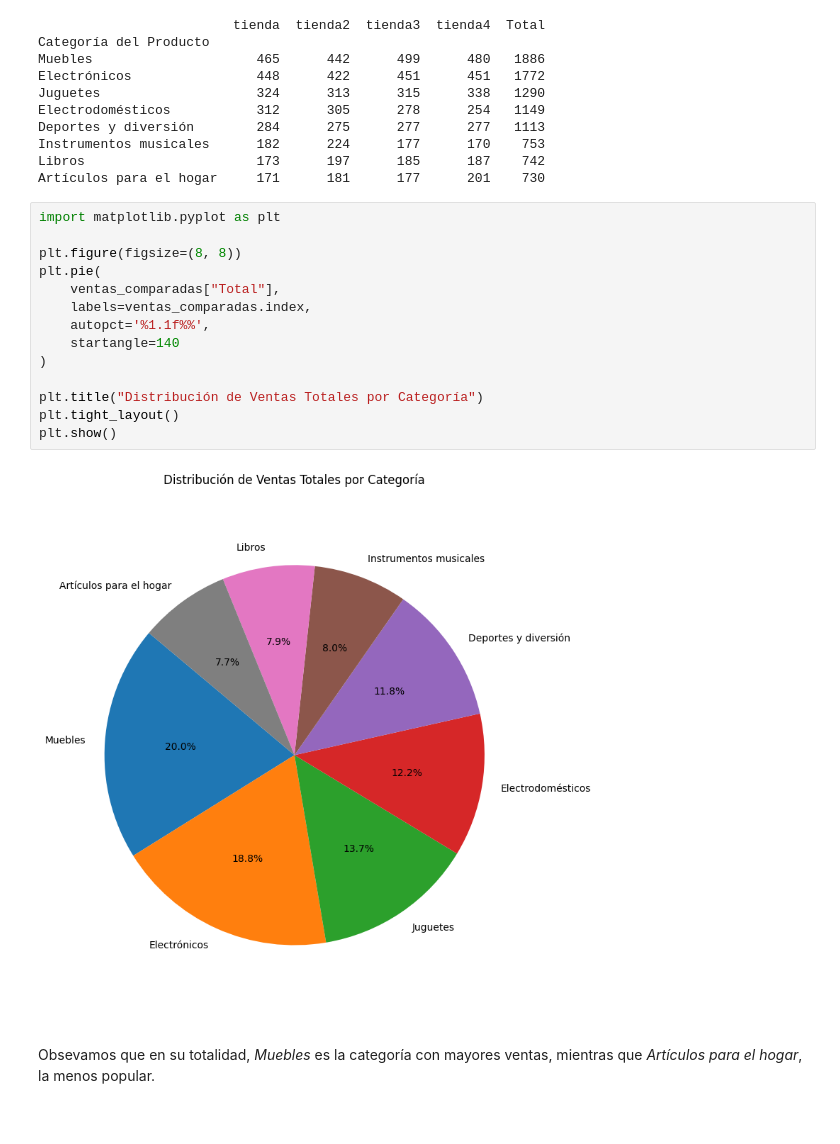
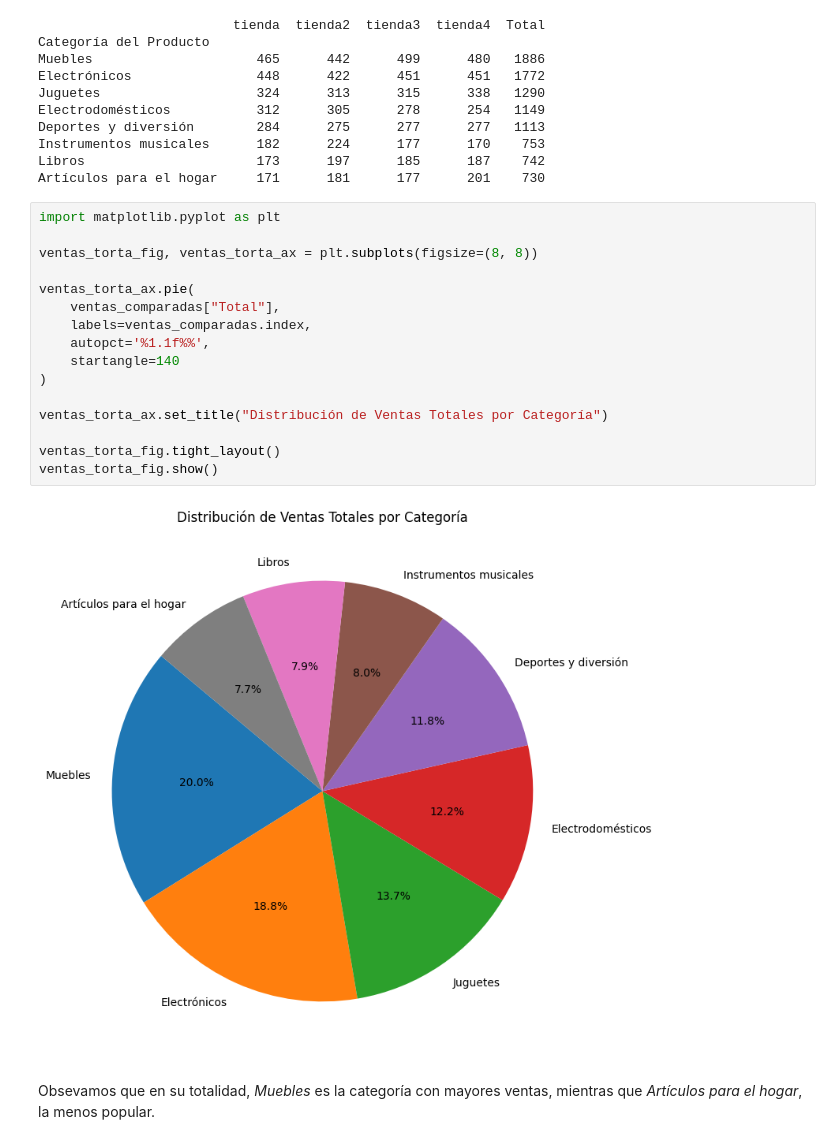
Before and after one commit to Near-o7/desafio1_dataScience, a Jupyter notebook: AluraStoreLatam.ipynb, the cells around one changed output. Drawn from its saved outputs; the diff is of its cells as text.

```diff
--- a/AluraStoreLatam.ipynb
+++ b/AluraStoreLatam.ipynb
@@ -247,19 +247,21 @@ Artículos para el hogar     171      181      177      201    730
 # %%
 import matplotlib.pyplot as plt
 
-plt.figure(figsize=(8, 8))
-plt.pie(
+ventas_torta_fig, ventas_torta_ax = plt.subplots(figsize=(8, 8))
+
+ventas_torta_ax.pie(
     ventas_comparadas["Total"],
     labels=ventas_comparadas.index,
     autopct='%1.1f%%',
     startangle=140
 )
 
-plt.title("Distribución de Ventas Totales por Categoría")
-plt.tight_layout()
-plt.show()
+ventas_torta_ax.set_title("Distribución de Ventas Totales por Categoría")
+
+ventas_torta_fig.tight_layout()
+ventas_torta_fig.show()
 # %% [output]
-[figure, old version]
+[figure, new version]
 # %% [markdown]
 Obsevamos que en su totalidad, *Muebles* es la categoría con mayores ventas, mientras que *Artículos para el hogar*, la menos popular.
 # %% [markdown]
```
Also changed, not shown: parts of 3 cells of this notebook.
